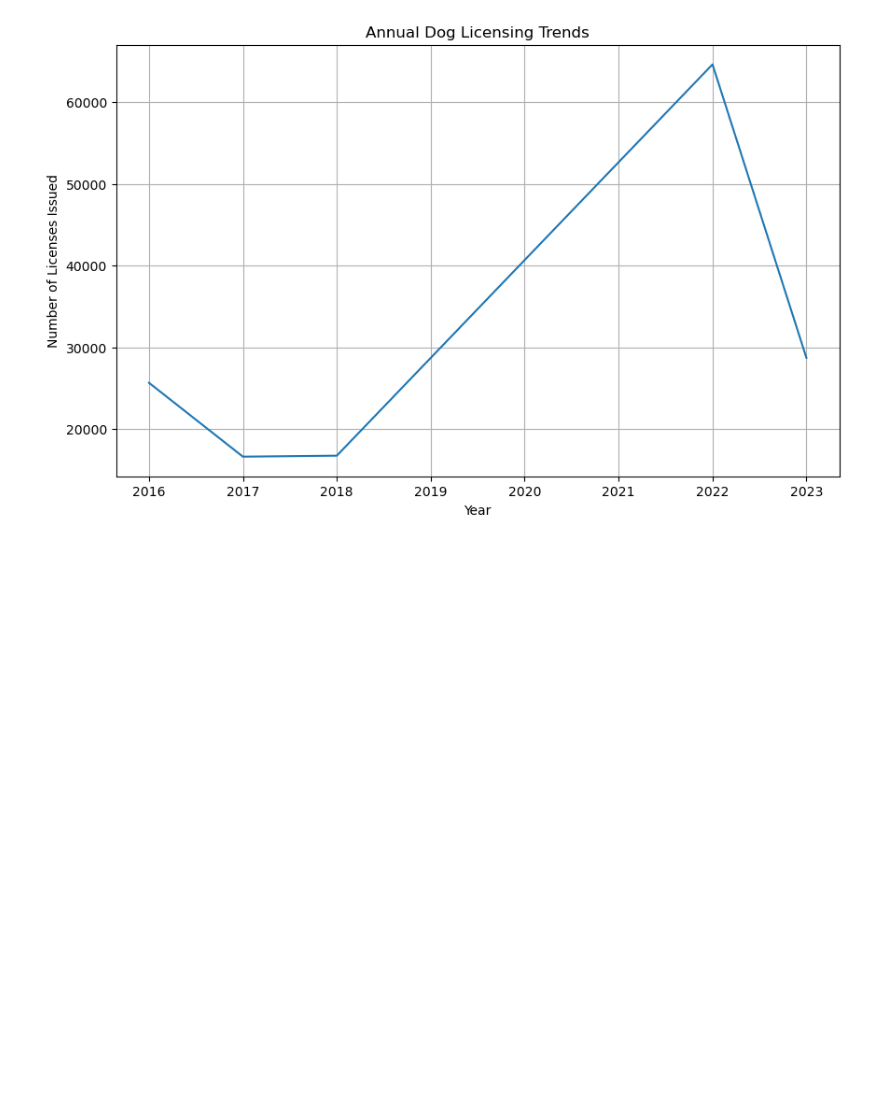
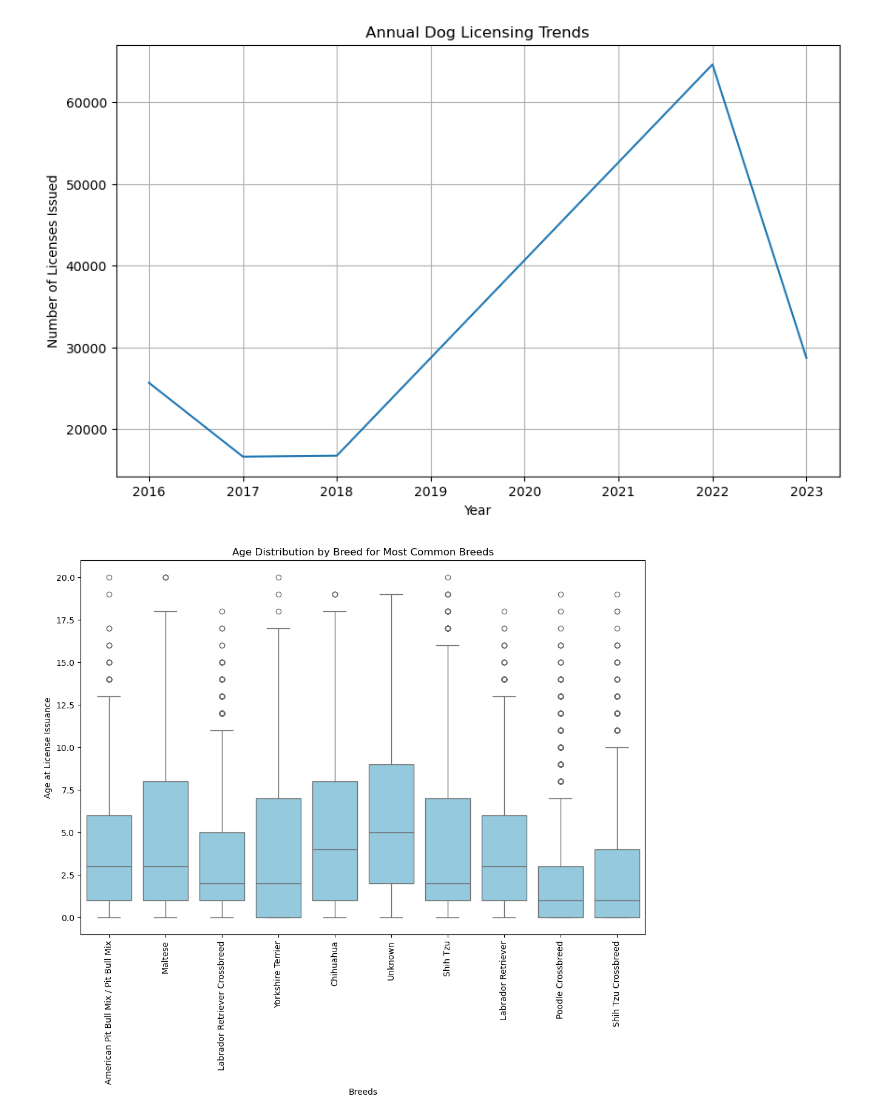
Before and after one commit to csharma01/NYC-Dog-License-Analysis, a Jupyter notebook: Dog_Licenses_NYC_Analysis.ipynb, the cells around one changed output. Cells and saved outputs as stored; diff of their text form; code cells hidden in the pictures; blank space fills up the shorter version.

Commit message:
Added a Box Plot for age distribution and fixed minor code errors

```diff
--- a/Dog_Licenses_NYC_Analysis.ipynb
+++ b/Dog_Licenses_NYC_Analysis.ipynb
@@ -98,8 +98,8 @@ dog_data.describe()
 | max | 2023.000000 | 99508.000000 | 2023-11-01 00:00:00 | 2033-08-11 00:00:00 | 2023.000000 | 2023.000000 | ... |
 | std | 4.542752 | 1161.362119 | NaN | NaN | 2.733206 | 2.285638 | ... |
 # %%
-#Filtering out the outliers from the age by setting a max realistic for dogs as 25
-dog_data = dog_data[(dog_data['AgeAtLicenseIssuance'] >= 0) & (dog_data['AgeAtLicenseIssuance'] <= 25)]
+#Filtering out the outliers from the age by setting a max realistic for dogs as 20
+dog_data = dog_data[(dog_data['AgeAtLicenseIssuance'] >= 0) & (dog_data['AgeAtLicenseIssuance'] <= 20)]
 
 #Plot 1: Histogram of dog ages at license issuance
 plt.figure(figsize=(10, 6))
@@ -123,3 +123,18 @@ plt.grid(True)
 plt.show()
 # %% [output]
 [figure]
+# %%
+# Selecting the top 10 most common breeds
+top_breeds = dog_data['BreedName'].value_counts().nlargest(10).index
+top_common_breeds = dog_data[dog_data['BreedName'].isin(top_breeds)]
+
+#Plot 3: creating the box plot to display age distribution for top breeds
+plt.figure(figsize=(12, 8))
+sns.boxplot(x='BreedName', y='AgeAtLicenseIssuance', data=top_common_breeds, color='skyblue')
+plt.xticks(rotation=90)  # Rotate breed names for better readability
+plt.title('Age Distribution by Breed for Most Common Breeds')
+plt.xlabel('Breeds')
+plt.ylabel('Age at License Issuance')
+plt.show()
+# %% [output]
+[figure, added]
```
Also changed, not shown: parts of 1 cell of this notebook.
